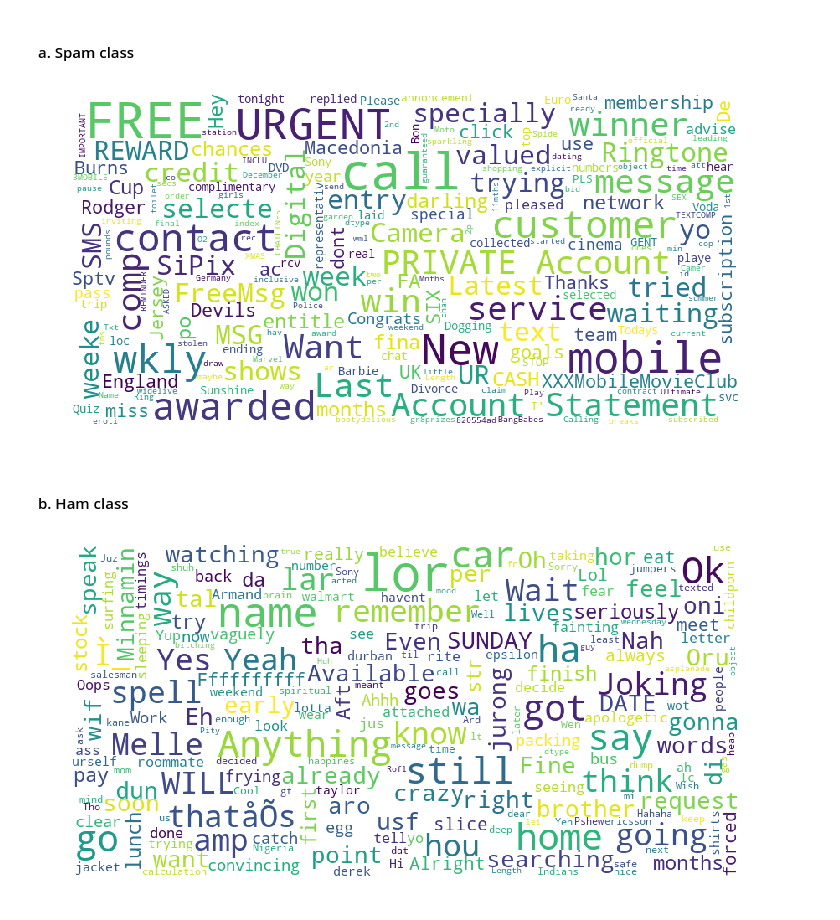
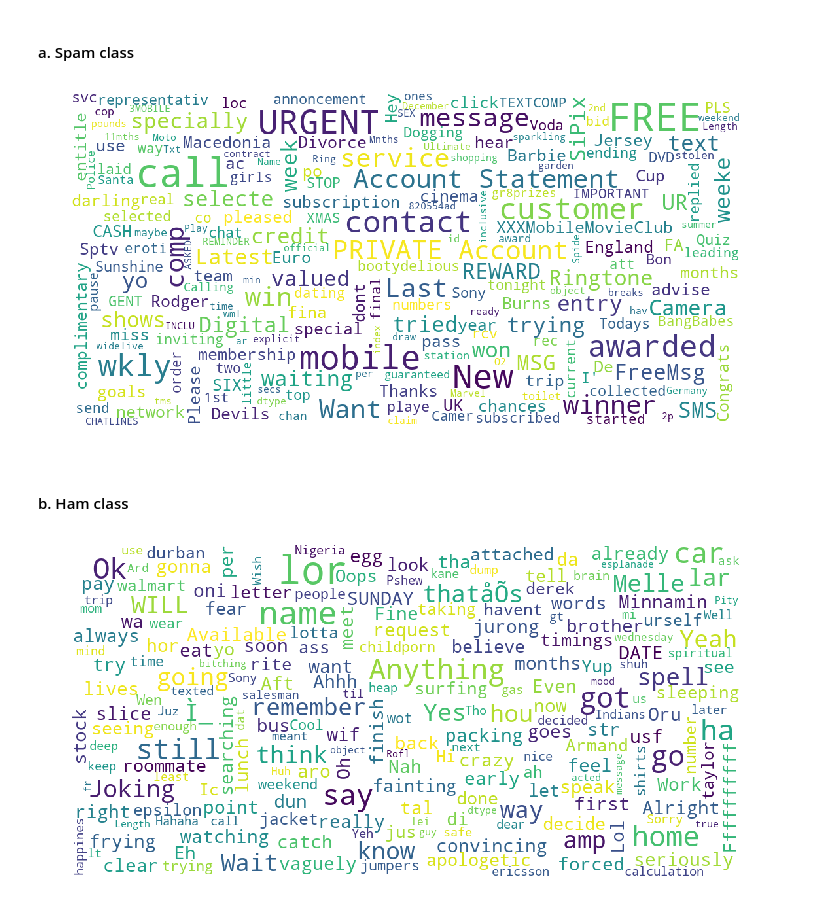
Before and after one commit to dperdios/sms-spam-filtering, a Jupyter notebook: scripts/data_exploration.ipynb, the cells around one changed output. Saved outputs shown, nothing was run; the diff lists cells and outputs as text; code cells hidden in the pictures.

Commit message:
Edit notebooks
- Few typos
- Harmonize data exploration w.r.t. Python script

```diff
--- a/scripts/data_exploration.ipynb
+++ b/scripts/data_exploration.ipynb
@@ -67,50 +67,51 @@ plt.show()
 ### 3. Wordclouds
 
 In order to have words occurences in each class, we use wordclouds where most frequent words appear the biggest.
+# %%
+# Wordcloud paramters
+wc_height, wc_width = (512, 1024)
+wc_bckp_color = 'white'
+wc_max_words = 400
+wc_max_font_size = 60
+random_state = 42
+wc_figsize = (12, 10)
 # %% [markdown]
 #### a. Spam class
 # %%
-# Visualization of words in spam using word clouds
-df_spam = data.loc[data['label'] == 'spam']
+# Extracting spam messages from DataFrame
+spam_df = data.loc[data['label'] == 'spam']
 
-# Creating  the wordcloud
-wordcloud = WordCloud(
-                          height=400,
-                          width=800,
-                          background_color='white',
-                          max_words=400,
-                          max_font_size=60,
-                          random_state=42
-                         ).generate(str(df_spam['message']))
-
+# Creating wordcloud for spam
+spam_wc = WordCloud(
+    height=wc_height, width=wc_width, background_color=wc_bckp_color,
+    max_words=wc_max_words, max_font_size=wc_max_font_size,
+    random_state=random_state
+).generate(str(spam_df['message']))
 
 # Display the wordcloud
-fig = plt.figure(1, figsize=(12,10))
-plt.imshow(wordcloud)
+fig = plt.figure(figsize=wc_figsize)
+plt.imshow(spam_wc)
 plt.axis('off')
 plt.show()
 # %% [output]
-[figure, old version]
+[figure, new version]
 # %% [markdown]
 #### b. Ham class
 # %%
-# Visualization of words in ham using word clouds
-df_ham = data.loc[data['label'] == 'ham']
+# Extracting ham messages from DataFrame
+ham_df = data.loc[data['label'] == 'ham']
 
-# Creating  the wordcloud
-wordcloud = WordCloud(
-                          height=400,
-                          width=800,
-                          background_color='white',
-                          max_words=400,
-                          max_font_size=60,
-                          random_state=42
-                         ).generate(str(df_ham['message']))
+# Creating wordcloud for ham
+ham_wc = WordCloud(
+    height=wc_height, width=wc_width, background_color=wc_bckp_color,
+    max_words=wc_max_words, max_font_size=wc_max_font_size,
+    random_state=random_state
+).generate(str(ham_df['message']))
 
 # Display the wordcloud
-fig = plt.figure(1, figsize=(12,10))
-plt.imshow(wordcloud)
+fig = plt.figure(figsize=wc_figsize)
+plt.imshow(ham_wc)
 plt.axis('off')
 plt.show()
 # %% [output]
-[figure, old version]
+[figure, new version]
```
Also changed, not shown: parts of 3 cells of this notebook, 3 other files.
